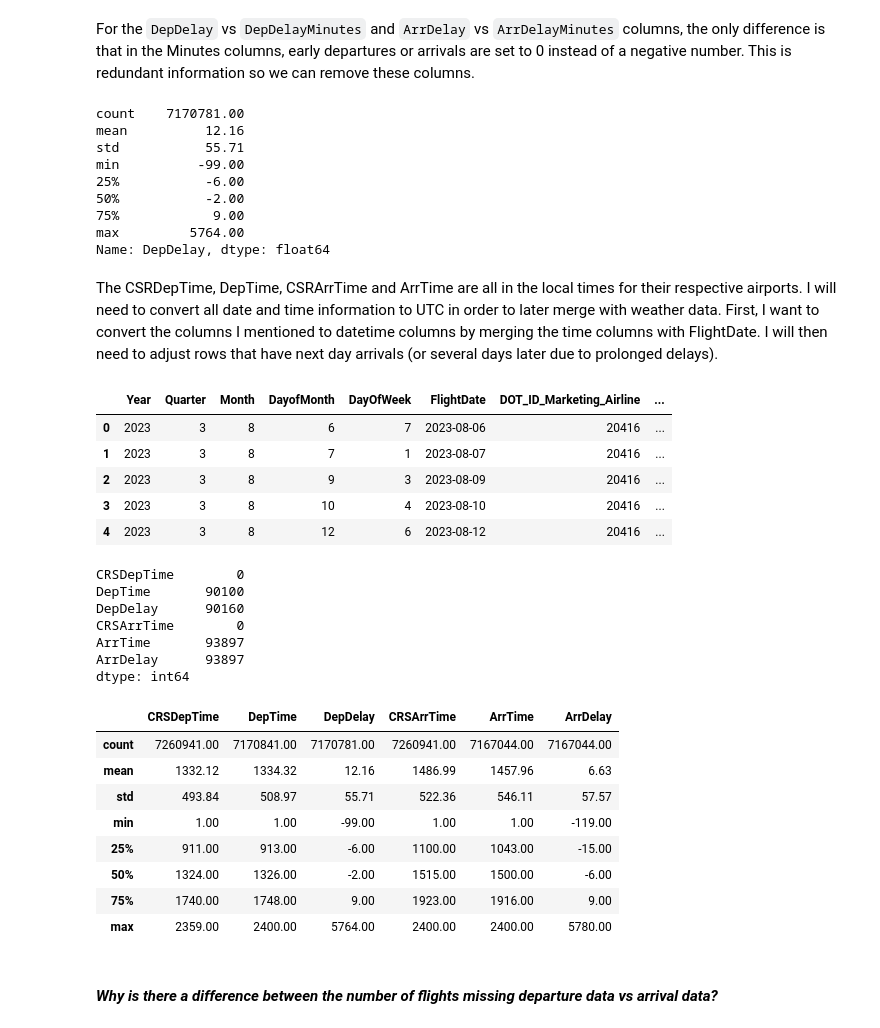
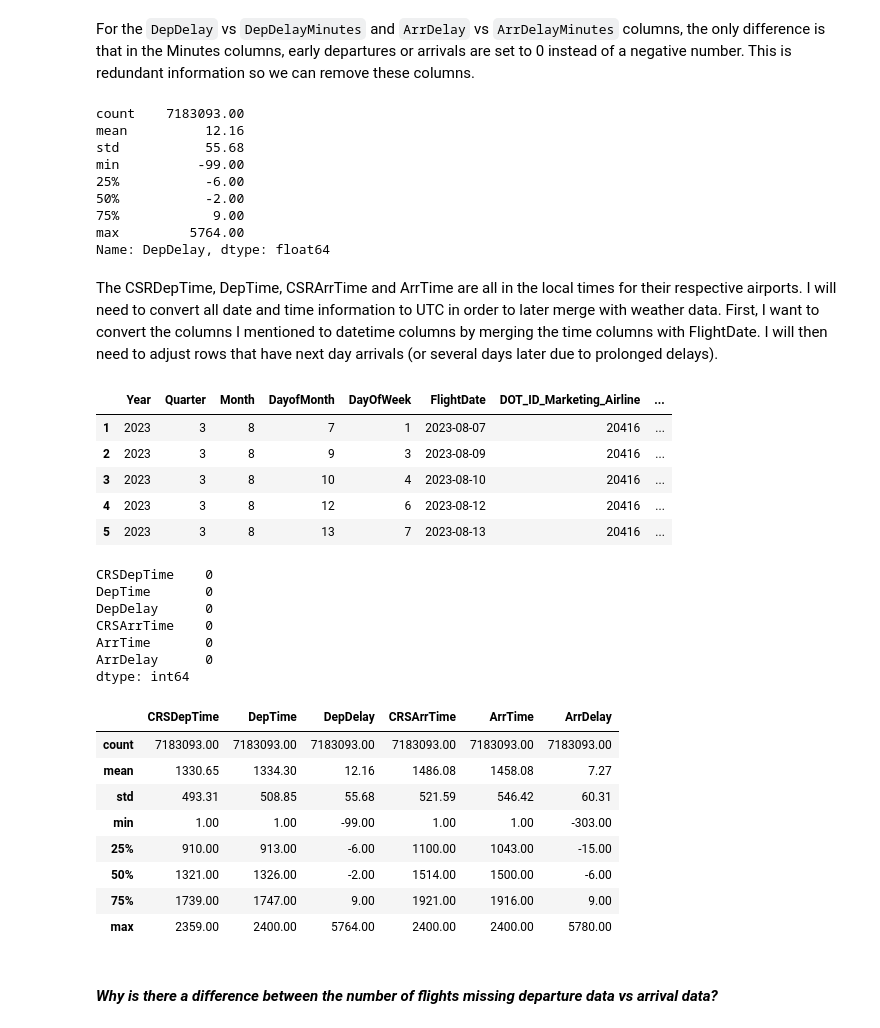
Before and after one commit to dezertdweller/flight-cancellations, a Jupyter notebook: notebooks/importing-data.ipynb, the cells around one changed output. Cells and saved outputs as stored; diff of their text form; code cells hidden in the pictures.

```diff
--- a/notebooks/importing-data.ipynb
+++ b/notebooks/importing-data.ipynb
@@ -234,3 +420,41 @@ df = df[~missing_critical_data]
+# %%
+df_drop_missing = df.dropna(subset=['ArrDelay'], axis=0)
+# %%
+cols_to_drop = [
+    'Div2TailNum',
+    'Div2WheelsOff',
+    'Div2LongestGTime',
+    'Div2TotalGTime',
+    'Div2WheelsOn',
+    'Div2AirportSeqID',
+    'Div2AirportID',
+    'Div2Airport',
+    'DOT_ID_Originally_Scheduled_Code_Share_Airline',
+    'Originally_Scheduled_Code_Share_Airline',
+    'IATA_Code_Originally_Scheduled_Code_Share_Airline',
+    'Flight_Num_Originally_Scheduled_Code_Share_Airline',
+    'DivActualElapsedTime',
+    'DivArrDelay',
+    'DivDistance',
+    'DivReachedDest',
+    'Div1TailNum',
+    'Div1WheelsOff',
+    'Div1LongestGTime',
+    'Div1TotalGTime',
+    'Div1WheelsOn',
+    'Div1Airport',
+    'Div1AirportSeqID',
+    'Div1AirportID',
+    'LongestAddGTime',
+    'TotalAddGTime',
+    'FirstDepTime',
+    'AirTime',
+    'ArrivalDelayGroups',
+    'ArrDel15']
+
+df_drop_missing = df_drop_missing.drop(columns=cols_to_drop)
+# %%
+df = df_drop_missing
 # %%
 df.info()
 # %% [output]
@@ -647,13 +874,13 @@ for col in cols_to_convert:
 For the `DepDelay` vs `DepDelayMinutes` and `ArrDelay` vs `ArrDelayMinutes` columns, the only difference is that in the Minutes columns, early departures or arrivals are set to 0 instead of a negative number. This is redundant information so we can remove these columns.
 # %%
 # delete redundant columns
-df_merged = df.drop(columns=['DepDelayMinutes', 'ArrDelayMinutes'])
+df_datetime = df.drop(columns=['DepDelayMinutes', 'ArrDelayMinutes'])
 # %%
-df_merged['DepDelay'].describe().apply(lambda x: round(x, 2))
+df_datetime['DepDelay'].describe().apply(lambda x: round(x, 2))
 # %% [output]
-count    7170781.00
+count    7183093.00
 mean          12.16
-std           55.71
+std           55.68
 min          -99.00
 25%           -6.00
 50%           -2.00
@@ -663,35 +890,35 @@ Name: DepDelay, dtype: float64
 # %% [markdown]
 The CSRDepTime, DepTime, CSRArrTime and ArrTime are all in the local times for their respective airports. I will need to convert all date and time information to UTC in order to later merge with weather data. First, I want to convert the columns I mentioned to datetime columns by merging the time columns with FlightDate. I will then need to adjust rows that have next day arrivals (or several days later due to prolonged delays).
 # %%
-df_merged.head()
+df_datetime.head()
 # %% [output]
 |  | Year | Quarter | Month | DayofMonth | DayOfWeek | FlightDate | DOT_ID_Marketing_Airline | ... |
-| 0 | 2023 | 3 | 8 | 6 | 7 | 2023-08-06 | 20416 | ... |
 | 1 | 2023 | 3 | 8 | 7 | 1 | 2023-08-07 | 20416 | ... |
 | 2 | 2023 | 3 | 8 | 9 | 3 | 2023-08-09 | 20416 | ... |
 | 3 | 2023 | 3 | 8 | 10 | 4 | 2023-08-10 | 20416 | ... |
 | 4 | 2023 | 3 | 8 | 12 | 6 | 2023-08-12 | 20416 | ... |
+| 5 | 2023 | 3 | 8 | 13 | 7 | 2023-08-13 | 20416 | ... |
 # %%
-df_merged[['CRSDepTime', 'DepTime', 'DepDelay', 'CRSArrTime', 'ArrTime', 'ArrDelay']].isna().sum()
+df_datetime[['CRSDepTime', 'DepTime', 'DepDelay', 'CRSArrTime', 'ArrTime', 'ArrDelay']].isna().sum()
 # %% [output]
-CRSDepTime        0
-DepTime       90100
-DepDelay      90160
-CRSArrTime        0
-ArrTime       93897
-ArrDelay      93897
+CRSDepTime    0
+DepTime       0
+DepDelay      0
+CRSArrTime    0
+ArrTime       0
+ArrDelay      0
 dtype: int64
 # %%
-df_merged[['CRSDepTime', 'DepTime', 'DepDelay', 'CRSArrTime', 'ArrTime', 'ArrDelay']].describe().apply(lambda x: round(x, 2))
+df_datetime[['CRSDepTime', 'DepTime', 'DepDelay', 'CRSArrTime', 'ArrTime', 'ArrDelay']].describe().apply(lambda x: round(x, 2))
 # %% [output]
 |  | CRSDepTime | DepTime | DepDelay | CRSArrTime | ArrTime | ArrDelay |
-| count | 7260941.00 | 7170841.00 | 7170781.00 | 7260941.00 | 7167044.00 | 7167044.00 |
-| mean | 1332.12 | 1334.32 | 12.16 | 1486.99 | 1457.96 | 6.63 |
-| std | 493.84 | 508.97 | 55.71 | 522.36 | 546.11 | 57.57 |
-| min | 1.00 | 1.00 | -99.00 | 1.00 | 1.00 | -119.00 |
-| 25% | 911.00 | 913.00 | -6.00 | 1100.00 | 1043.00 | -15.00 |
-| 50% | 1324.00 | 1326.00 | -2.00 | 1515.00 | 1500.00 | -6.00 |
-| 75% | 1740.00 | 1748.00 | 9.00 | 1923.00 | 1916.00 | 9.00 |
+| count | 7183093.00 | 7183093.00 | 7183093.00 | 7183093.00 | 7183093.00 | 7183093.00 |
+| mean | 1330.65 | 1334.30 | 12.16 | 1486.08 | 1458.08 | 7.27 |
+| std | 493.31 | 508.85 | 55.68 | 521.59 | 546.42 | 60.31 |
+| min | 1.00 | 1.00 | -99.00 | 1.00 | 1.00 | -303.00 |
+| 25% | 910.00 | 913.00 | -6.00 | 1100.00 | 1043.00 | -15.00 |
+| 50% | 1321.00 | 1326.00 | -2.00 | 1514.00 | 1500.00 | -6.00 |
+| 75% | 1739.00 | 1747.00 | 9.00 | 1921.00 | 1916.00 | 9.00 |
 | max | 2359.00 | 2400.00 | 5764.00 | 2400.00 | 2400.00 | 5780.00 |
 # %% [markdown]
 #### ***Why is there a difference between the number of flights missing departure data vs arrival data?***
```
Also changed, not shown: parts of 84 cells of this notebook.
